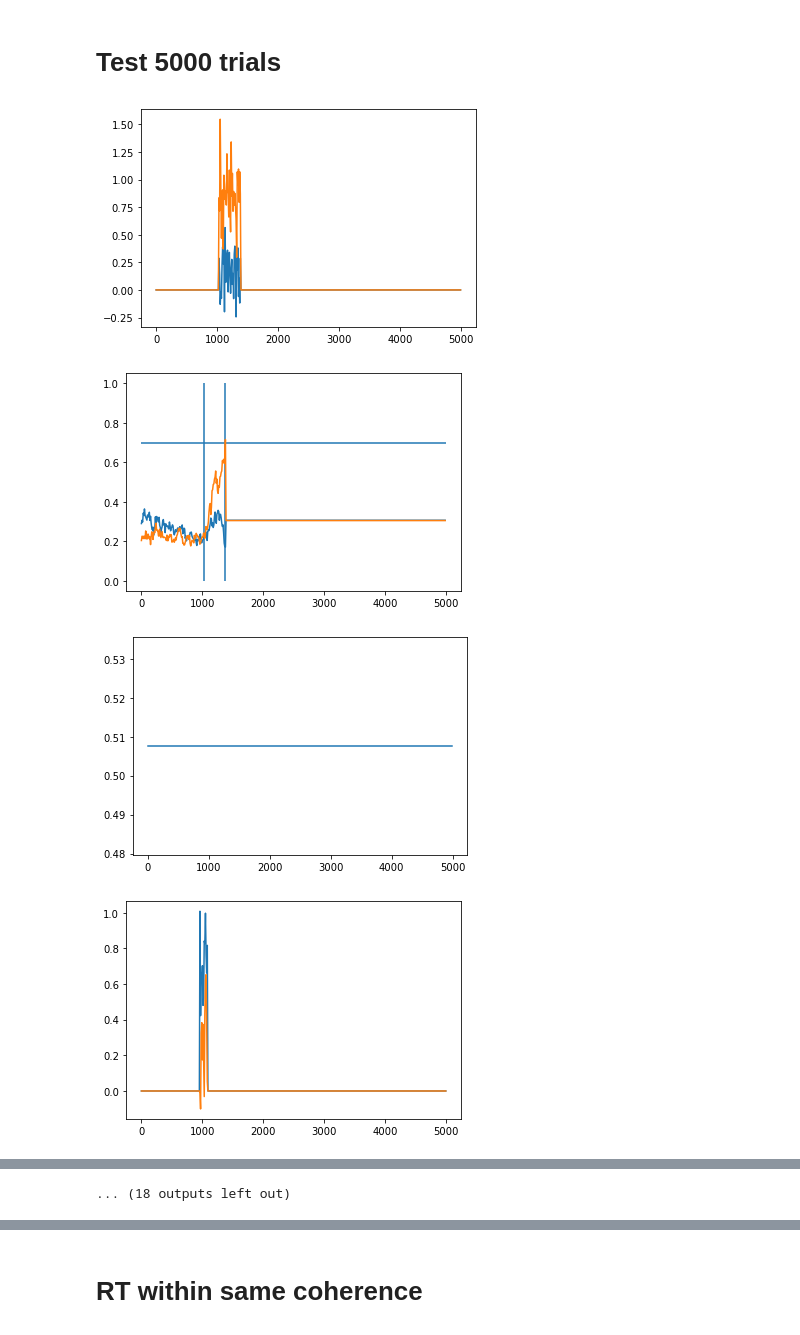
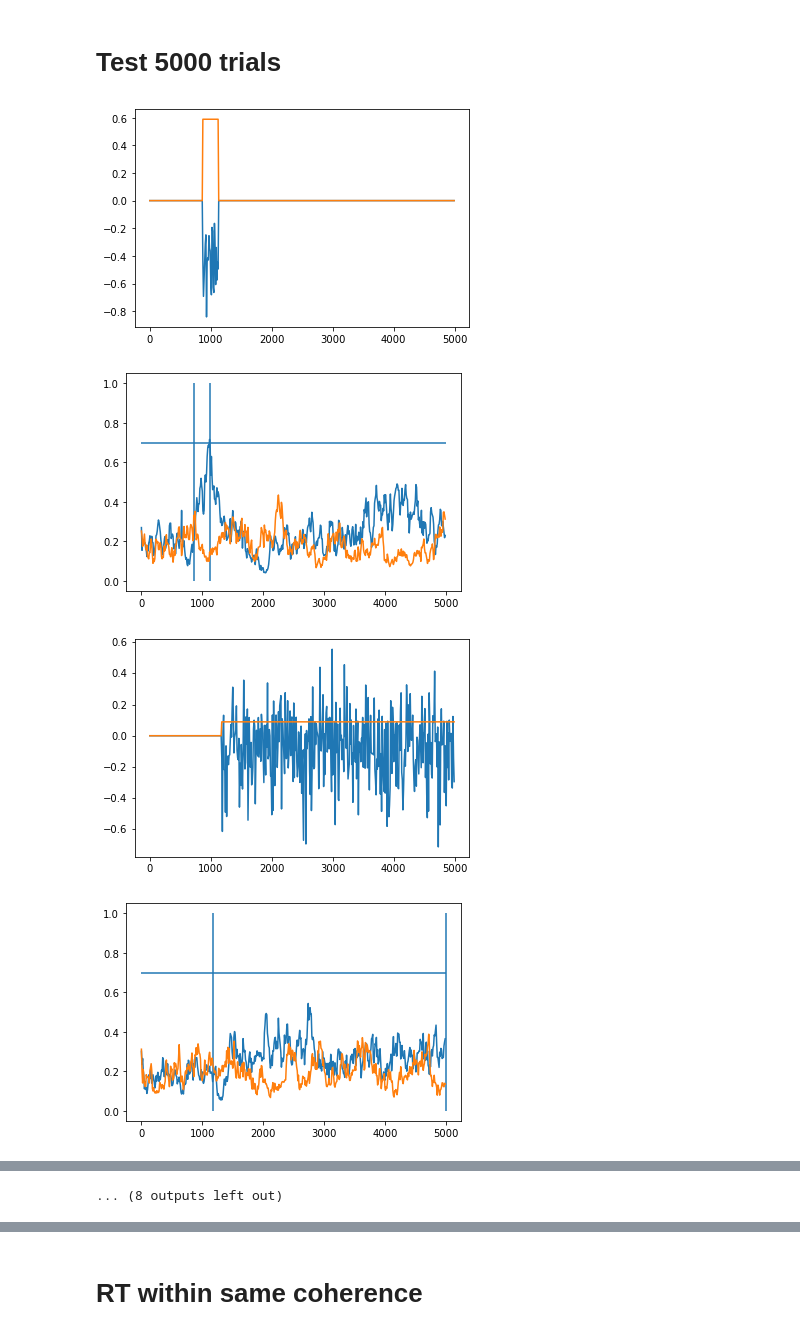
Before and after one commit to tianw6/PsychRNN, a Jupyter notebook: test_checker_pmd_newGain.ipynb, the cells around one changed output, grey strips where cells are left out. Saved outputs shown, nothing was run; the diff lists cells and outputs as text; code cells hidden in the pictures.

Commit message:
test new input: failed

```diff
--- a/test_checker_pmd_newGain.ipynb
+++ b/test_checker_pmd_newGain.ipynb
@@ -111,9 +112,9 @@ model = Basic2(network_params)
 # %% [markdown]
 # Set Training params & Train
 # %%
-trials = 50000
+trials = 20000
 train_params = {}
-train_params['save_weights_path'] =  "./weights/checkerPmdGain4Multiply"
+train_params['save_weights_path'] =  ".newGain"
 train_params['training_iters'] = trials
 train_params['learning_rate'] = .001
 train_params['loss_epoch'] = 10
@@ -170,7 +171,7 @@ gain = np.zeros(trials)
 # %%
 for b in tqdm(range(batches)):
     [x, y, mask, params] = task.get_trial_batch()
-    outputs, states, inputs = model.test(x,g)
+    outputs, states, inputs = model.test(x)
 
     start_index = N_batch * b
     end_index = N_batch * (b + 1)
@@ -194,24 +195,22 @@ for b in tqdm(range(batches)):
 # %%
 # plot example trials
 #onsets = [p["onset_time"] for p in params]
 onsets = target_onset[-N_batch:] + checker_onset[-N_batch:]
 rts = rt[-N_batch:]
 for i in range(10,20):
     plt.figure()
     plt.plot(np.arange(0, T, 10), inputs[i, :, 0])
     plt.plot(np.arange(0, T, 10), inputs[i, :, 1])
 
     plt.figure()
     plt.plot(np.arange(0, T, 10), outputs[i, :, 0])
     plt.plot(np.arange(0, T, 10), outputs[i, :, 1])
 
     plt.vlines(onsets[i], 0, 1)
     plt.vlines(onsets[i] + rts[i], 0, 1)
     plt.hlines(0.7, 0, T)
-    plt.figure()
-    plt.plot(np.arange(0, T, 10), g[i, :, :])
 # %% [output]
-[figure, old version]
+[figure, new version]
-[figure, old version]
+[figure, new version]
-[figure, old version]
+[figure, new version]
-[figure, old version]
+[figure, new version]
@@ -226,3 +225,3 @@ for i in range(10,20):
-... (18 outputs left out)
+... (8 outputs left out)
 # %%
 correct_side = (coherence > 0.5)
```
Also changed, not shown: parts of 19 cells of this notebook, 20 other files.
